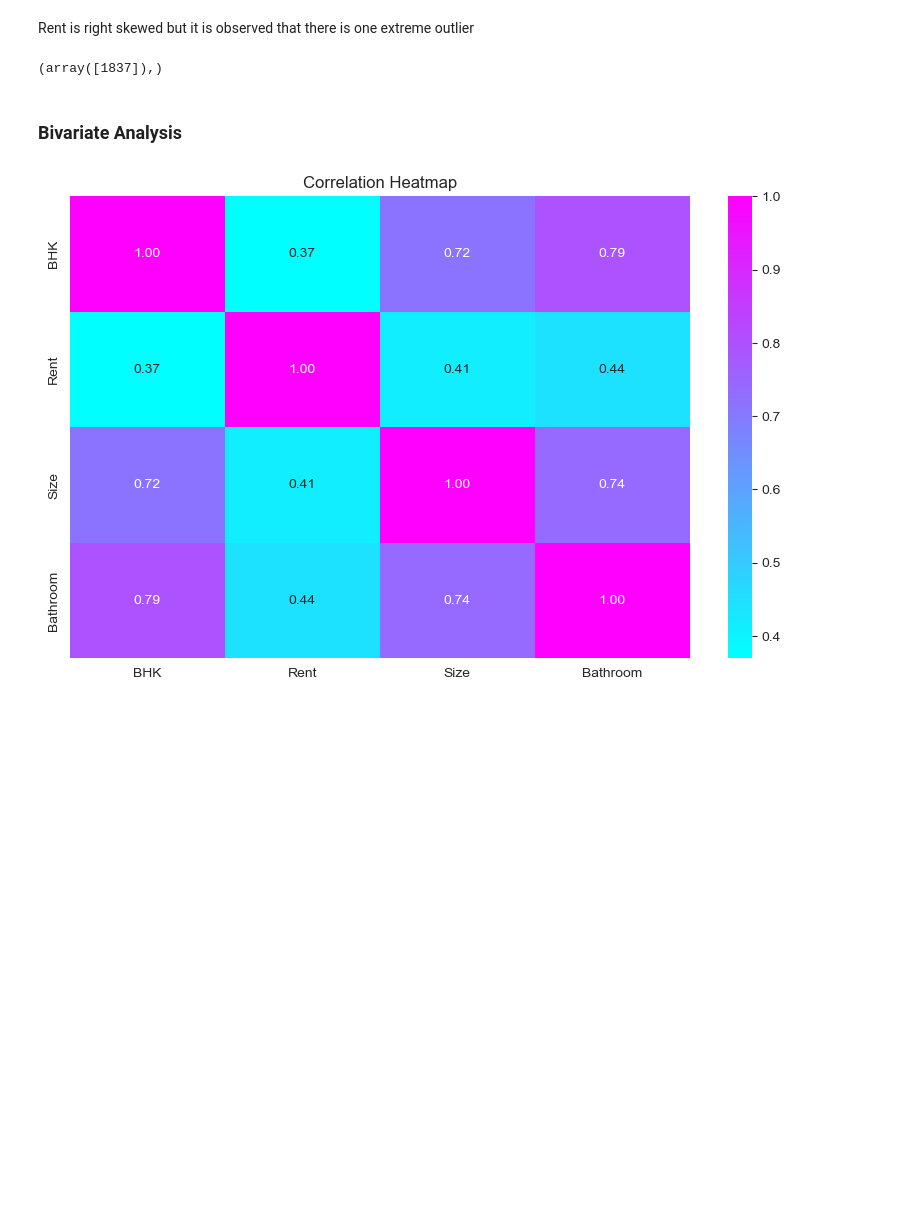
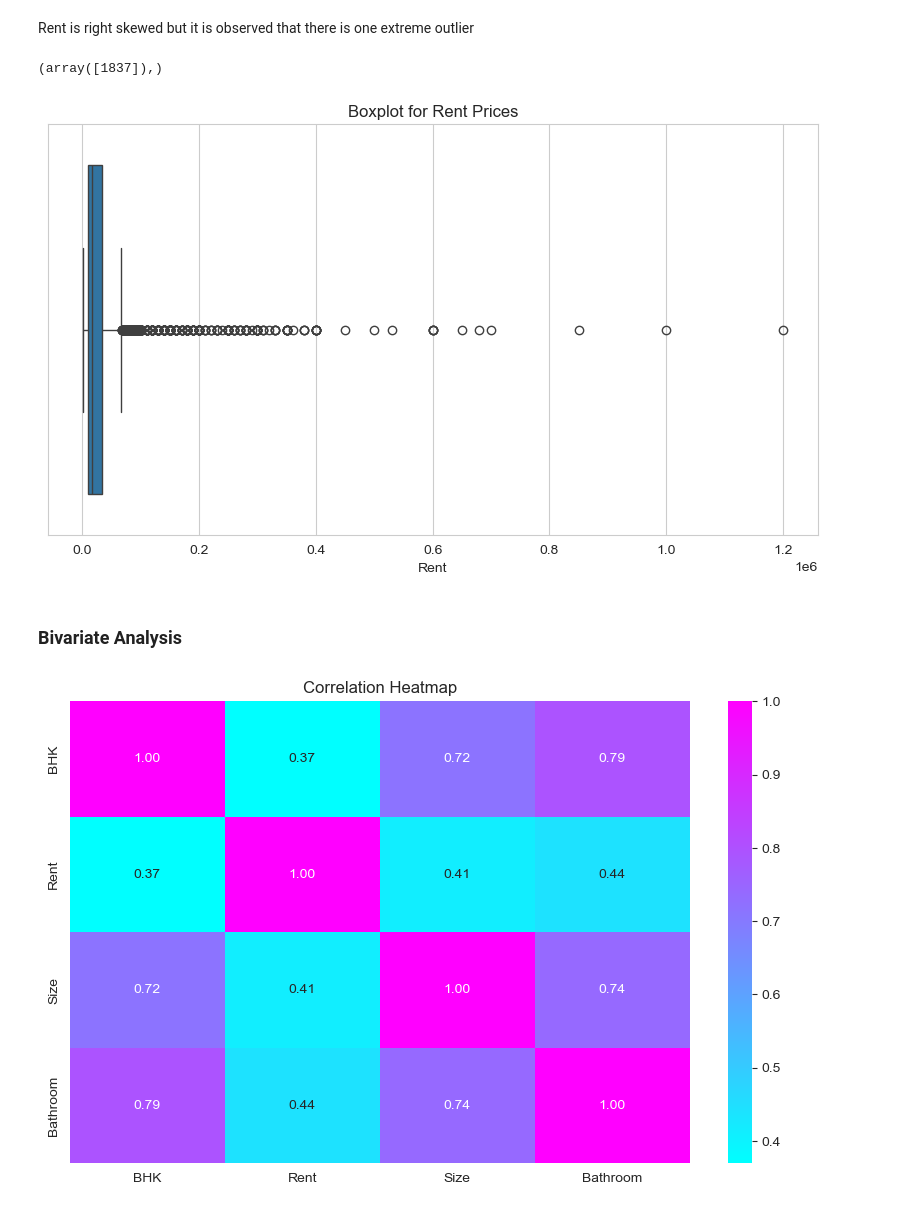
Before and after one commit to suchi-ta/Linear_Regression_model, a Jupyter notebook: regression.ipynb, the cells around one changed output. Saved outputs shown, nothing was run; the diff lists cells and outputs as text; code cells hidden in the pictures; blank space fills up the shorter version.

```diff
--- a/regression.ipynb
+++ b/regression.ipynb
@@ -333,11 +333,16 @@ Rent is right skewed but it is observed that there is one extreme outlier
 print(np.where(data['Rent']>2000000))
 # %% [output]
 (array([1837]),)
-# %%
-data.drop([1837], axis=0, inplace=True)
-
-fig = px.box(data, x="Rent",title='Boxplot for Rent Prices')
-fig.show()
+# %%
+
+
+plt.figure(figsize=(8, 5))  # Optional: adjust size
+sns.boxplot(data=data, x="Rent")
+plt.title('Boxplot for Rent Prices')  # Add title like you had in Plotly
+plt.tight_layout()
+plt.show()
+# %% [output]
+[figure, added]
 # %% [markdown]
 ### Bivariate Analysis
 # %%
```
